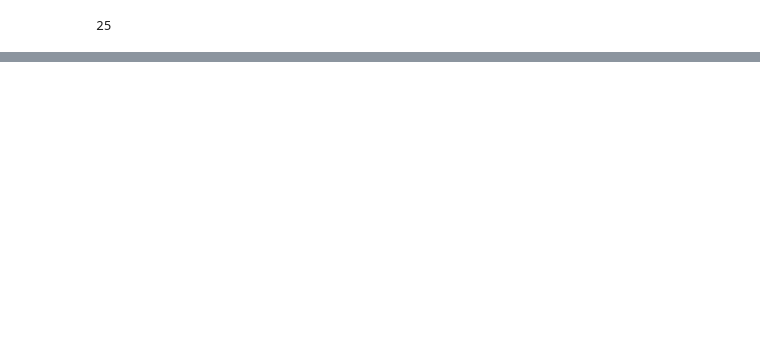
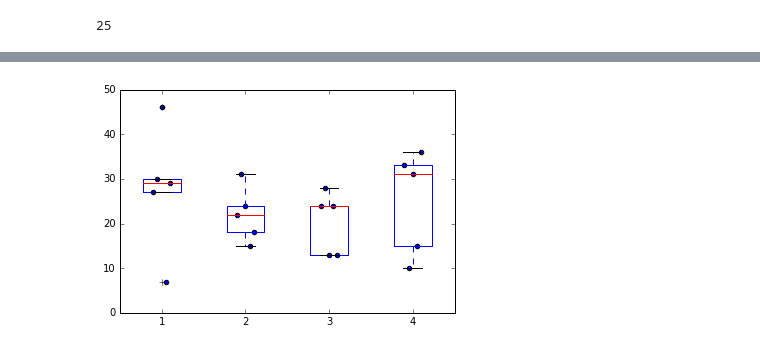
Before and after one commit to emmanuel-senft/data, a Jupyter notebook: scripts/logs.ipynb, the cells around one changed output, grey strips where cells are left out. Drawn from its saved outputs; the diff is of its cells as text; code cells hidden in the pictures; blank space fills up the shorter version.

```diff
--- a/scripts/logs.ipynb
+++ b/scripts/logs.ipynb
@@ -169,0 +181,4 @@ plt.show()
+# %%
+superplot(p_f)#-p_f[0:3,:])
+# %% [output]
+[figure, added]
```
Also changed, not shown: parts of 19 cells of this notebook, 7 other files.
